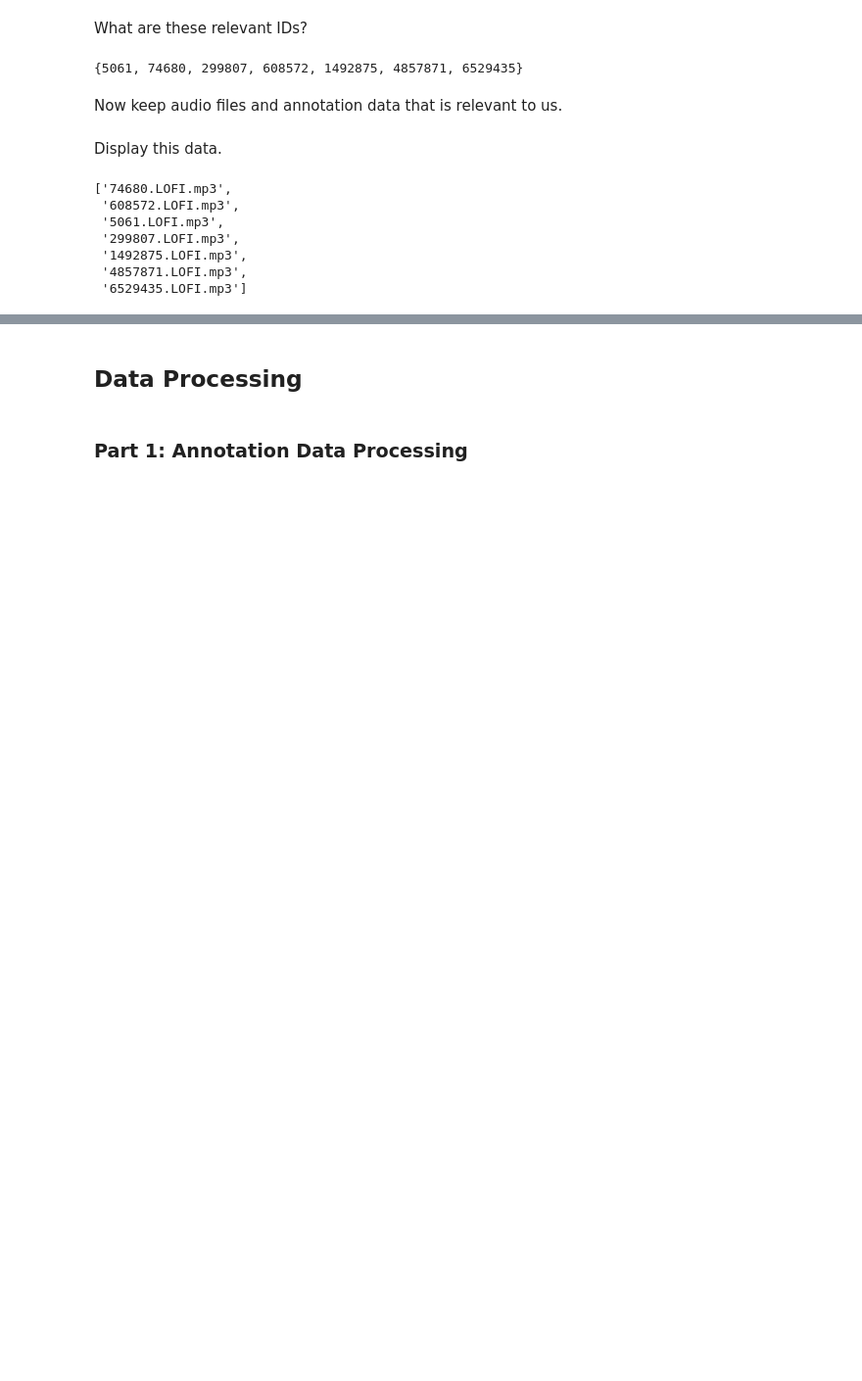
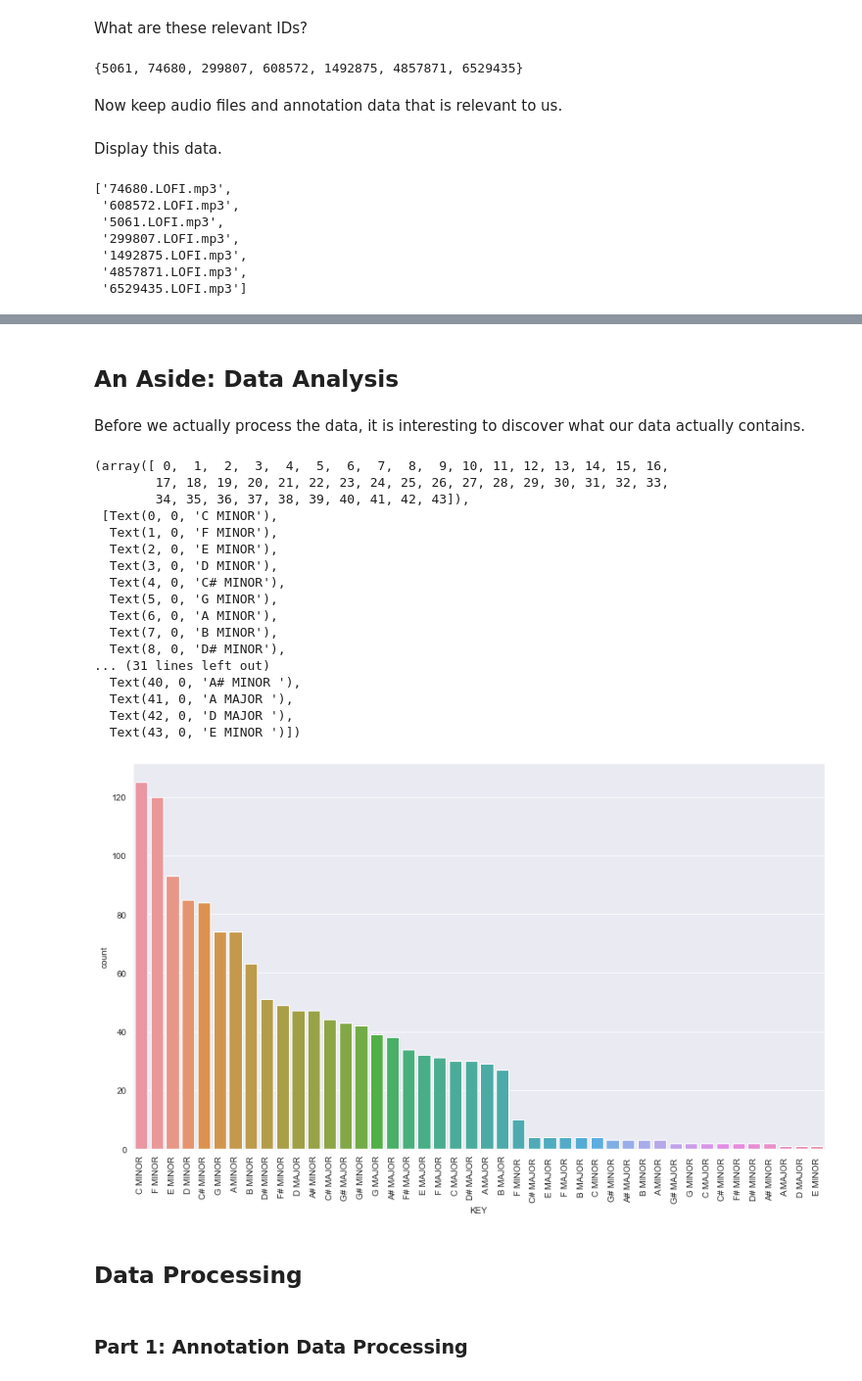
Before and after one commit to AudiTranscribe/Music-Key-Estimation, a Jupyter notebook: Music Key Estimation.ipynb, the cells around one changed output, grey strips where cells are left out. Shown: that part at 98% size. Cells and saved outputs as stored; diff of their text form; code cells hidden in the pictures; blank space fills up the shorter version.

```diff
--- a/Music Key Estimation.ipynb
+++ b/Music Key Estimation.ipynb
@@ -17,3 +22,7 @@ AUDIO_DATA = pathlib.Path("data/audio")
+# %%
+%matplotlib inline
+
+rcParams["figure.figsize"] = 14, 8  # In inches
 # %% [markdown]
 ## Obtaining Data
 # %% [markdown]
@@ -183,3 +192,30 @@ relevantAnnotations
+# %% [markdown]
+## An Aside: Data Analysis
+# %% [markdown]
+Before we actually process the data, it is interesting to discover what our data actually contains.
+# %%
+import seaborn as sns
+sns.countplot(data=allAnnotations, x="KEY", order=allAnnotations["KEY"].value_counts().index)
+plt.xticks(rotation=90)
+# %% [output]
+(array([ 0,  1,  2,  3,  4,  5,  6,  7,  8,  9, 10, 11, 12, 13, 14, 15, 16,
+        17, 18, 19, 20, 21, 22, 23, 24, 25, 26, 27, 28, 29, 30, 31, 32, 33,
+        34, 35, 36, 37, 38, 39, 40, 41, 42, 43]),
+ [Text(0, 0, 'C MINOR'),
+  Text(1, 0, 'F MINOR'),
+  Text(2, 0, 'E MINOR'),
+  Text(3, 0, 'D MINOR'),
+  Text(4, 0, 'C# MINOR'),
+  Text(5, 0, 'G MINOR'),
+  Text(6, 0, 'A MINOR'),
+  Text(7, 0, 'B MINOR'),
+  Text(8, 0, 'D# MINOR'),
+... (31 lines left out)
+  Text(40, 0, 'A# MINOR '),
+  Text(41, 0, 'A MAJOR '),
+  Text(42, 0, 'D MAJOR '),
+  Text(43, 0, 'E MINOR ')])
+[figure, added]
 # %% [markdown]
 ## Data Processing
 # %% [markdown]
```
Also changed, not shown: parts of 9 cells of this notebook, 2 other files.
